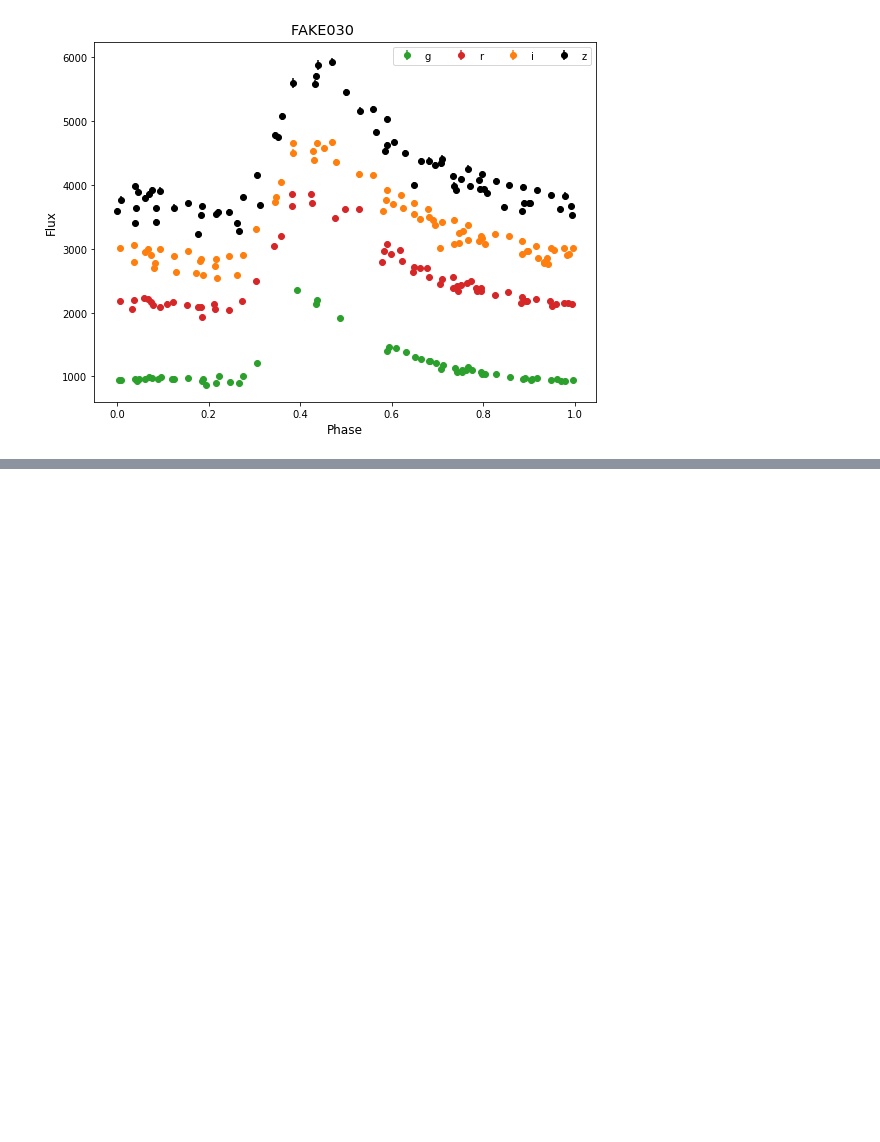
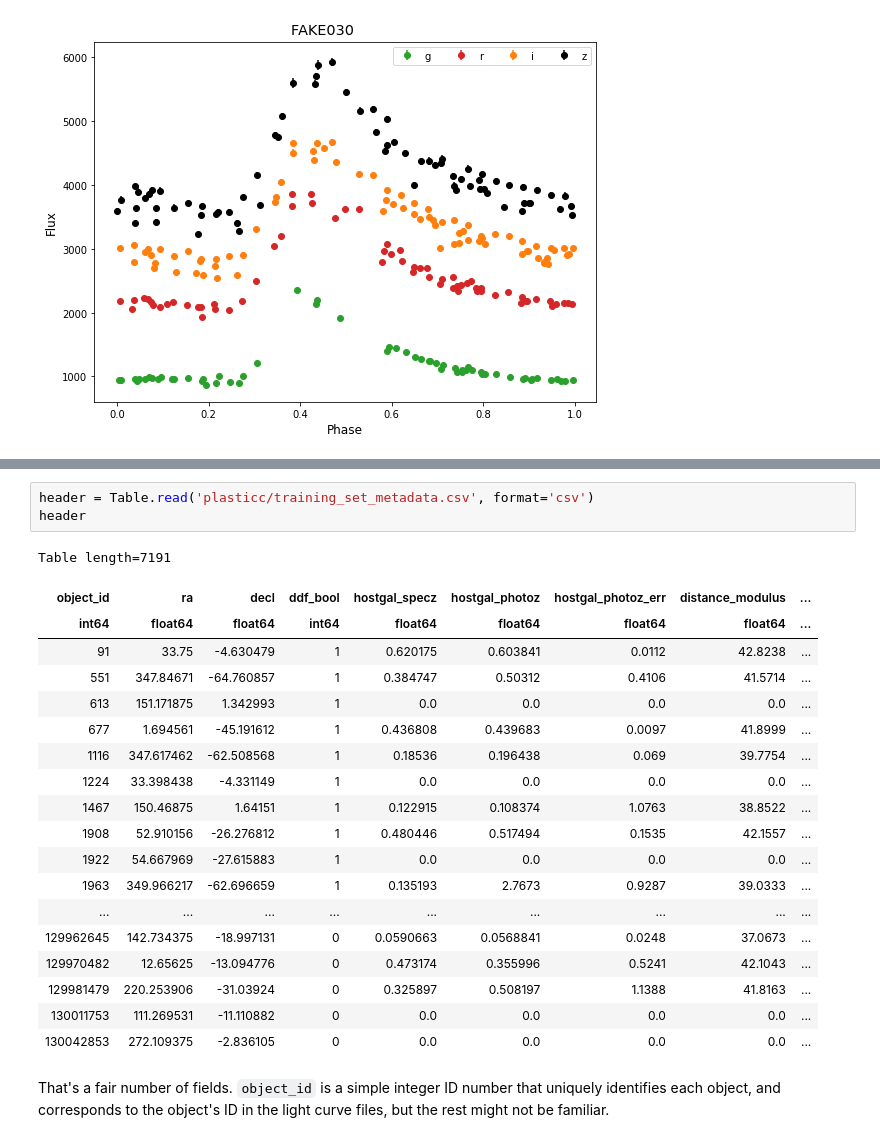
Before and after one commit to emilleishida/PLAsTiCC_Validation, a Jupyter notebook: astro_starter_kit/astro_starter_kit.ipynb, the cells around one changed output, grey strips where cells are left out. Drawn from its saved outputs; the diff is of its cells as text; blank space fills up the shorter version.

```diff
--- a/astro_starter_kit/astro_starter_kit.ipynb
+++ b/astro_starter_kit/astro_starter_kit.ipynb
@@ -310,0 +415,25 @@ Redshift is so named because if you take the light from distance astrophysical s
+# %%
+header = Table.read('plasticc/training_set_metadata.csv', format='csv')
+header
+# %% [output]
+Table length=7191
+| object_id | ra | decl | ddf_bool | hostgal_specz | hostgal_photoz | hostgal_photoz_err | distance_modulus | ... |
+| int64 | float64 | float64 | int64 | float64 | float64 | float64 | float64 | ... |
+| 91 | 33.75 | -4.630479 | 1 | 0.620175 | 0.603841 | 0.0112 | 42.8238 | ... |
+| 551 | 347.84671 | -64.760857 | 1 | 0.384747 | 0.50312 | 0.4106 | 41.5714 | ... |
+| 613 | 151.171875 | 1.342993 | 1 | 0.0 | 0.0 | 0.0 | 0.0 | ... |
+| 677 | 1.694561 | -45.191612 | 1 | 0.436808 | 0.439683 | 0.0097 | 41.8999 | ... |
+| 1116 | 347.617462 | -62.508568 | 1 | 0.18536 | 0.196438 | 0.069 | 39.7754 | ... |
+| 1224 | 33.398438 | -4.331149 | 1 | 0.0 | 0.0 | 0.0 | 0.0 | ... |
+| 1467 | 150.46875 | 1.64151 | 1 | 0.122915 | 0.108374 | 1.0763 | 38.8522 | ... |
+| 1908 | 52.910156 | -26.276812 | 1 | 0.480446 | 0.517494 | 0.1535 | 42.1557 | ... |
+| 1922 | 54.667969 | -27.615883 | 1 | 0.0 | 0.0 | 0.0 | 0.0 | ... |
+| 1963 | 349.966217 | -62.696659 | 1 | 0.135193 | 2.7673 | 0.9287 | 39.0333 | ... |
+| ... | ... | ... | ... | ... | ... | ... | ... | ... |
+| 129962645 | 142.734375 | -18.997131 | 0 | 0.0590663 | 0.0568841 | 0.0248 | 37.0673 | ... |
+| 129970482 | 12.65625 | -13.094776 | 0 | 0.473174 | 0.355996 | 0.5241 | 42.1043 | ... |
+| 129981479 | 220.253906 | -31.03924 | 0 | 0.325897 | 0.508197 | 1.1388 | 41.8163 | ... |
+| 130011753 | 111.269531 | -11.110882 | 0 | 0.0 | 0.0 | 0.0 | 0.0 | ... |
+| 130042853 | 272.109375 | -2.836105 | 0 | 0.0 | 0.0 | 0.0 | 0.0 | ... |
+# %% [markdown]
+That's a fair number of fields. `object_id` is a simple integer ID number that uniquely identifies each object, and corresponds to the object's ID in the light curve files, but the rest might not be familiar.
```
Also changed, not shown: parts of 67 cells of this notebook, 10 other files.
